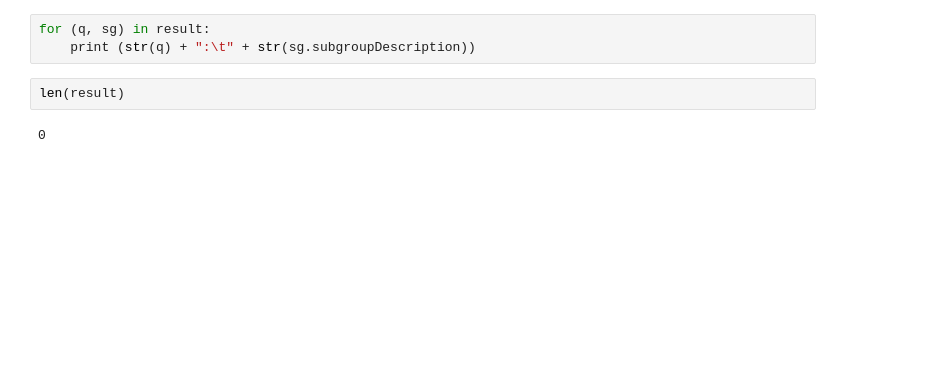
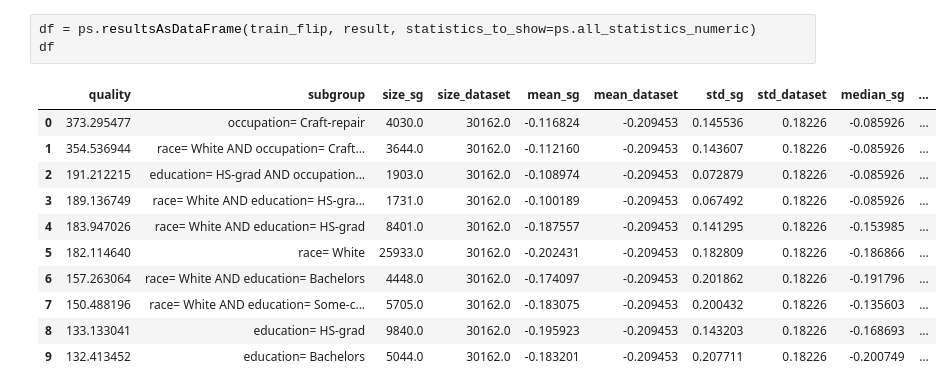
Before and after one commit to XiaoqiMa/Master-Thesis, a Jupyter notebook: Code/Jupyter-notebooks/effect_of_gender.ipynb, the cells around one changed output. Drawn from its saved outputs; the diff is of its cells as text; blank space fills up the shorter version.

```diff
--- a/Code/Jupyter-notebooks/effect_of_gender.ipynb
+++ b/Code/Jupyter-notebooks/effect_of_gender.ipynb
@@ -85,7 +84,15 @@ BaseException: Quality measure cannot be used for this target class
-# %%
-for (q, sg) in result:
-    print (str(q) + ":\t" + str(sg.subgroupDescription))
-# %%
-len(result)
-# %% [output]
-0
+# %%
+df = ps.resultsAsDataFrame(train_flip, result, statistics_to_show=ps.all_statistics_numeric)
+df
+# %% [output]
+|  | quality | subgroup | size_sg | size_dataset | mean_sg | mean_dataset | std_sg | std_dataset | median_sg | ... |
+| 0 | 373.295477 | occupation= Craft-repair | 4030.0 | 30162.0 | -0.116824 | -0.209453 | 0.145536 | 0.18226 | -0.085926 | ... |
+| 1 | 354.536944 | race= White AND occupation= Craft... | 3644.0 | 30162.0 | -0.112160 | -0.209453 | 0.143607 | 0.18226 | -0.085926 | ... |
+| 2 | 191.212215 | education= HS-grad AND occupation... | 1903.0 | 30162.0 | -0.108974 | -0.209453 | 0.072879 | 0.18226 | -0.085926 | ... |
+| 3 | 189.136749 | race= White AND education= HS-gra... | 1731.0 | 30162.0 | -0.100189 | -0.209453 | 0.067492 | 0.18226 | -0.085926 | ... |
+| 4 | 183.947026 | race= White AND education= HS-grad | 8401.0 | 30162.0 | -0.187557 | -0.209453 | 0.141295 | 0.18226 | -0.153985 | ... |
+| 5 | 182.114640 | race= White | 25933.0 | 30162.0 | -0.202431 | -0.209453 | 0.182809 | 0.18226 | -0.186866 | ... |
+| 6 | 157.263064 | race= White AND education= Bachelors | 4448.0 | 30162.0 | -0.174097 | -0.209453 | 0.201862 | 0.18226 | -0.191796 | ... |
+| 7 | 150.488196 | race= White AND education= Some-c... | 5705.0 | 30162.0 | -0.183075 | -0.209453 | 0.200432 | 0.18226 | -0.135603 | ... |
+| 8 | 133.133041 | education= HS-grad | 9840.0 | 30162.0 | -0.195923 | -0.209453 | 0.143203 | 0.18226 | -0.168693 | ... |
+| 9 | 132.413452 | education= Bachelors | 5044.0 | 30162.0 | -0.183201 | -0.209453 | 0.207711 | 0.18226 | -0.200749 | ... |
```
Also changed, not shown: parts of 12 cells of this notebook, 4 other files.
